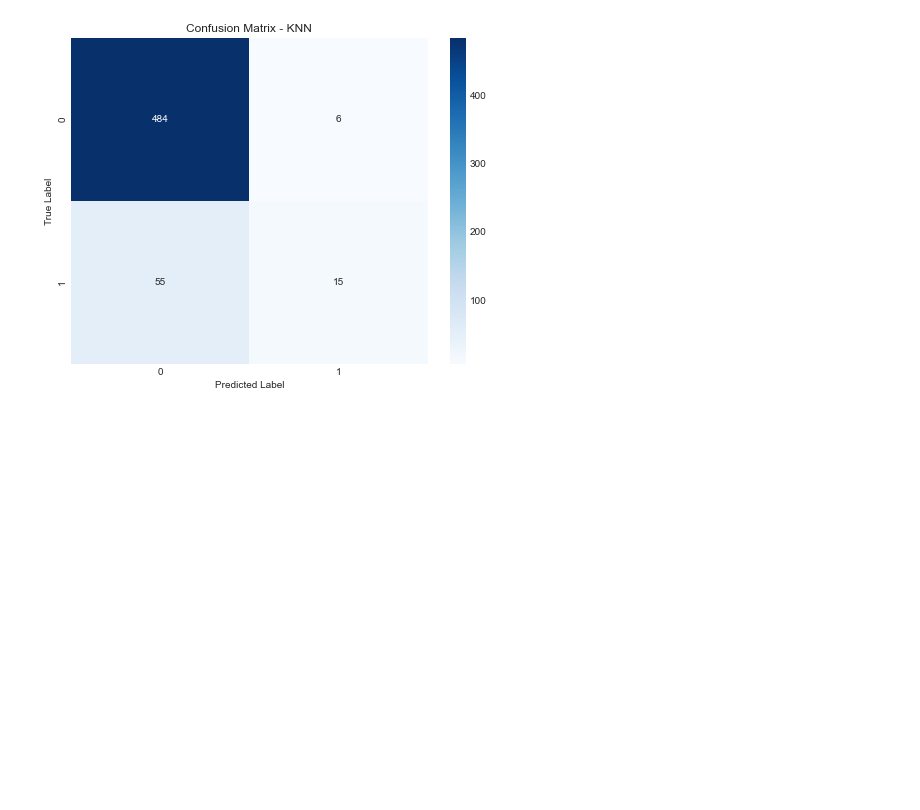
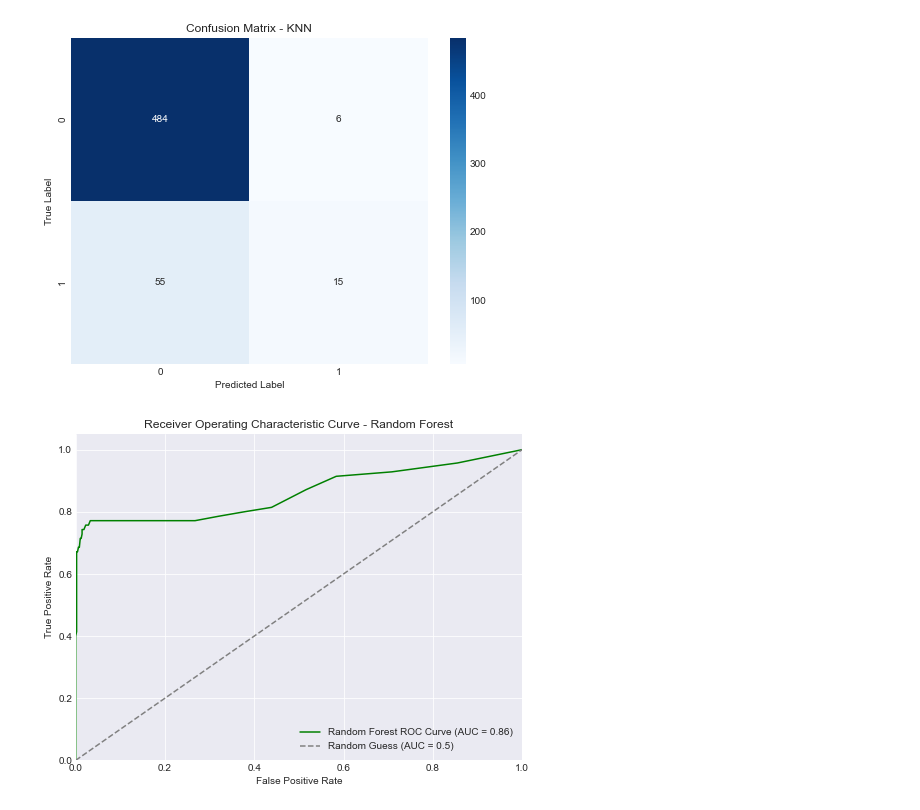
Before and after one commit to Dollcode-coder/Phase-3-Project, a Jupyter notebook: Notebook.ipnyb.ipynb, the cells around one changed output. Saved outputs shown, nothing was run; the diff lists cells and outputs as text; code cells hidden in the pictures; blank space fills up the shorter version.

```diff
--- a/Notebook.ipnyb.ipynb
+++ b/Notebook.ipnyb.ipynb
@@ -745,3 +816,33 @@ plt.xlabel('Predicted Label')
 plt.show()
 # %% [output]
 [figure]
+# %%
+# Initialize the Random Forest Classifier
+rfc_model = RandomForestClassifier(n_estimators=100, random_state=42)
+
+# Fit the model on the training data
+rfc_model.fit(X_train_scaled, y_train)
+
+# Predict probabilities for the positive class (class 1)
+y_prob_rfc = rfc_model.predict_proba(X_test_scaled)[:, 1]
+
+# Calculate the ROC curve
+fpr_rfc, tpr_rfc, thresholds_rfc = roc_curve(y_test, y_prob_rfc)
+
+# Calculate the AUC
+roc_auc_rfc = auc(fpr_rfc, tpr_rfc)
+
+# Plot the ROC curve
+plt.figure(figsize=(8, 6))
+plt.style.use('seaborn-darkgrid')
+plt.plot(fpr_rfc, tpr_rfc, color='g', label=f"Random Forest ROC Curve (AUC = {roc_auc_rfc:.2f})")
+plt.plot([0, 1], [0, 1], linestyle="--", color='gray', label="Random Guess (AUC = 0.5)")
+plt.xlim([0.0, 1.0])
+plt.ylim([0.0, 1.05])
+plt.xlabel('False Positive Rate')
+plt.ylabel('True Positive Rate')
+plt.title('Receiver Operating Characteristic Curve - Random Forest')
+plt.legend(loc='lower right')
+plt.show()
+# %% [output]
+[figure, added]
```
Also changed, not shown: parts of 18 cells of this notebook.
